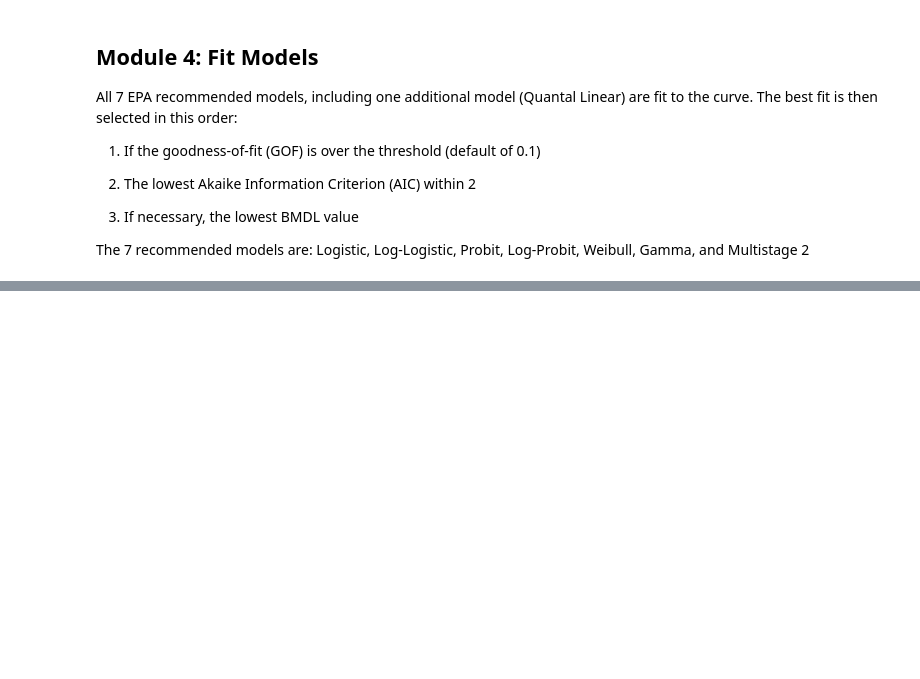
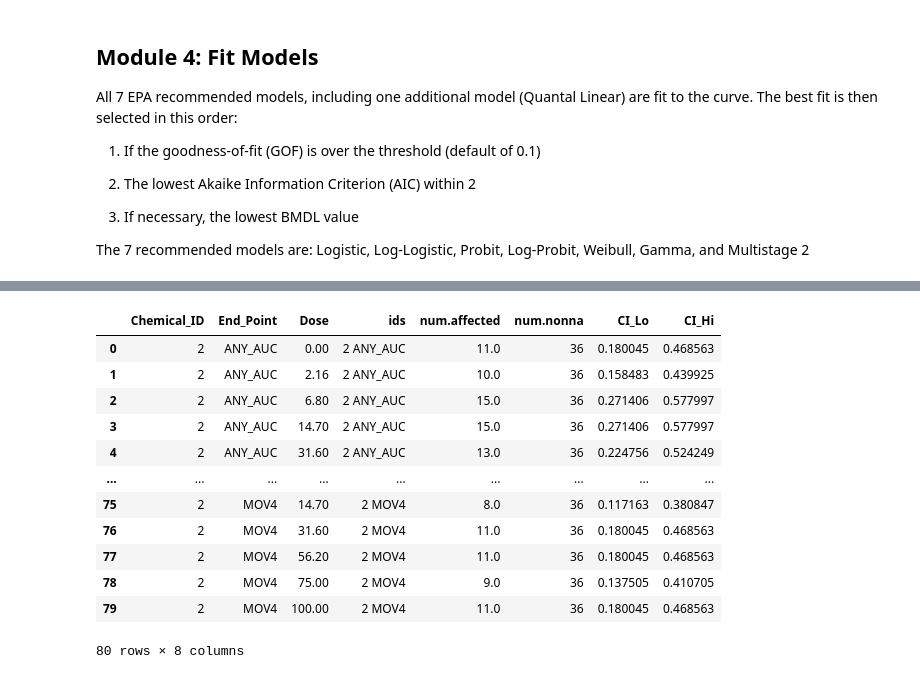
Before and after one commit to PNNL-CompBio/bmdrc, a Jupyter notebook: vignettes/LPR Class Example.ipynb, the cells around one changed output, grey strips where cells are left out. Drawn from its saved outputs; the diff is of its cells as text; code cells hidden in the pictures; blank space fills up the shorter version.

```diff
--- a/vignettes/LPR Class Example.ipynb
+++ b/vignettes/LPR Class Example.ipynb
@@ -175,0 +182,17 @@ response
+# %%
+LPR.output_dose_table()
+LPR.output_res_dose_table
+# %% [output]
+|  | Chemical_ID | End_Point | Dose | ids | num.affected | num.nonna | CI_Lo | CI_Hi |
+| 0 | 2 | ANY_AUC | 0.00 | 2 ANY_AUC | 11.0 | 36 | 0.180045 | 0.468563 |
+| 1 | 2 | ANY_AUC | 2.16 | 2 ANY_AUC | 10.0 | 36 | 0.158483 | 0.439925 |
+| 2 | 2 | ANY_AUC | 6.80 | 2 ANY_AUC | 15.0 | 36 | 0.271406 | 0.577997 |
+| 3 | 2 | ANY_AUC | 14.70 | 2 ANY_AUC | 15.0 | 36 | 0.271406 | 0.577997 |
+| 4 | 2 | ANY_AUC | 31.60 | 2 ANY_AUC | 13.0 | 36 | 0.224756 | 0.524249 |
+| ... | ... | ... | ... | ... | ... | ... | ... | ... |
+| 75 | 2 | MOV4 | 14.70 | 2 MOV4 | 8.0 | 36 | 0.117163 | 0.380847 |
+| 76 | 2 | MOV4 | 31.60 | 2 MOV4 | 11.0 | 36 | 0.180045 | 0.468563 |
+| 77 | 2 | MOV4 | 56.20 | 2 MOV4 | 11.0 | 36 | 0.180045 | 0.468563 |
+| 78 | 2 | MOV4 | 75.00 | 2 MOV4 | 9.0 | 36 | 0.137505 | 0.410705 |
+| 79 | 2 | MOV4 | 100.00 | 2 MOV4 | 11.0 | 36 | 0.180045 | 0.468563 |
+80 rows × 8 columns
```
Also changed, not shown: parts of 11 cells of this notebook, 1 other file.
